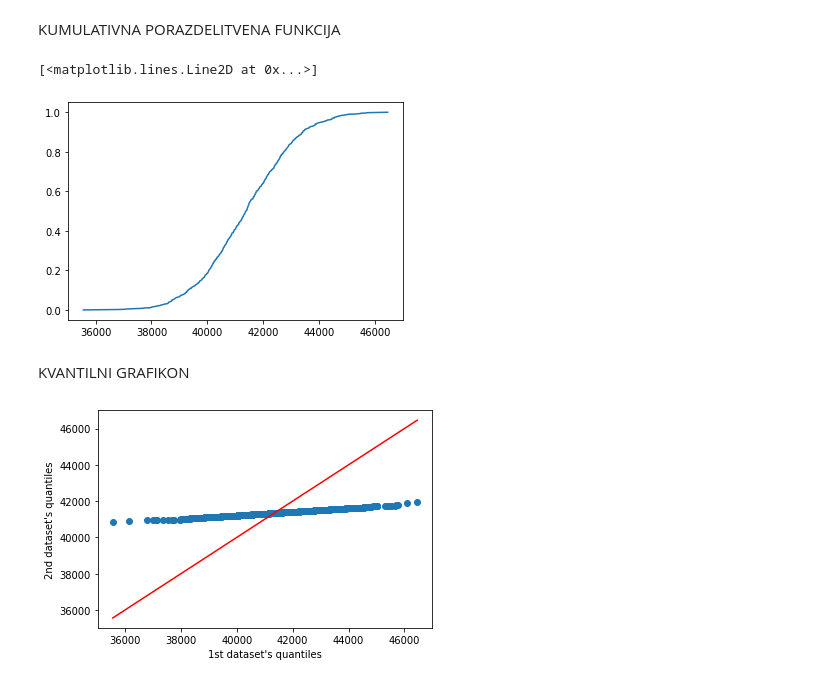
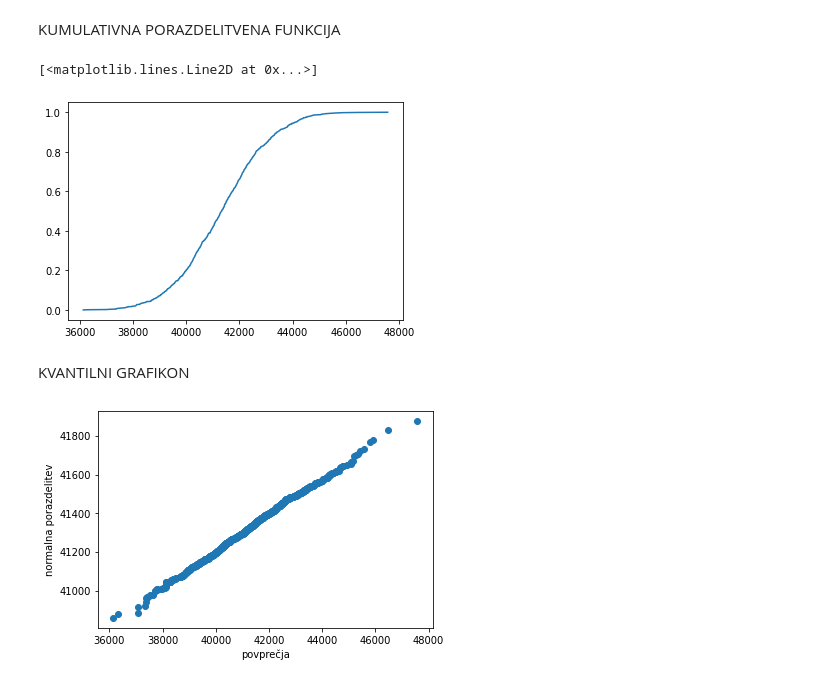
Before and after one commit to gajajamnik/stata_projektna, a Jupyter notebook: Naloga1.ipynb, the cells around one changed output. Saved outputs shown, nothing was run; the diff lists cells and outputs as text; code cells hidden in the pictures.

```diff
--- a/Naloga1.ipynb
+++ b/Naloga1.ipynb
@@ -199,8 +198,0 @@ plt.show()
-# %%
-#PRIMERJVA S STANDARDNO NORMLANO!!! - NI PRAV
-seznam_dohodkov= []
-for i in range(len(Kibergrad_urejen)):
-    seznam_dohodkov.append(Kibergrad_urejen.dohodek[i])
-
-qqplot(numpy.array(seznam_dohodkov),norm,fit=True,line="45")
-plt.show()
@@ -304,19 +284,19 @@ y = 1. * numpy.arange(len(seznam_povprecij)) / (len(seznam_povprecij) - 1)
 plt.plot(x, y)
 # %% [output]
 [<matplotlib.lines.Line2D at 0x...>]
-[figure, old version]
+[figure, new version]
 # %% [markdown]
 KVANTILNI GRAFIKON
 # %%
 podatki_normalne = numpy.random.normal(pričakovana_vrednost,se,1000)
 podatki_normalne.sort()
 
 seznam_povprecij.sort()
 
 plt.scatter(seznam_povprecij,podatki_normalne)
-plt.plot([min(seznam_povprecij),max(seznam_povprecij)],[min(seznam_povprecij),max(seznam_povprecij)],color="red")
-plt.xlabel("1st dataset's quantiles")
-plt.ylabel("2nd dataset's quantiles")
+
+plt.xlabel("povprečja")
+plt.ylabel("normalna porazdelitev")
 plt.show()
 # %% [output]
-[figure, old version]
+[figure, new version]
```
Also changed, not shown: parts of 9 cells of this notebook.
